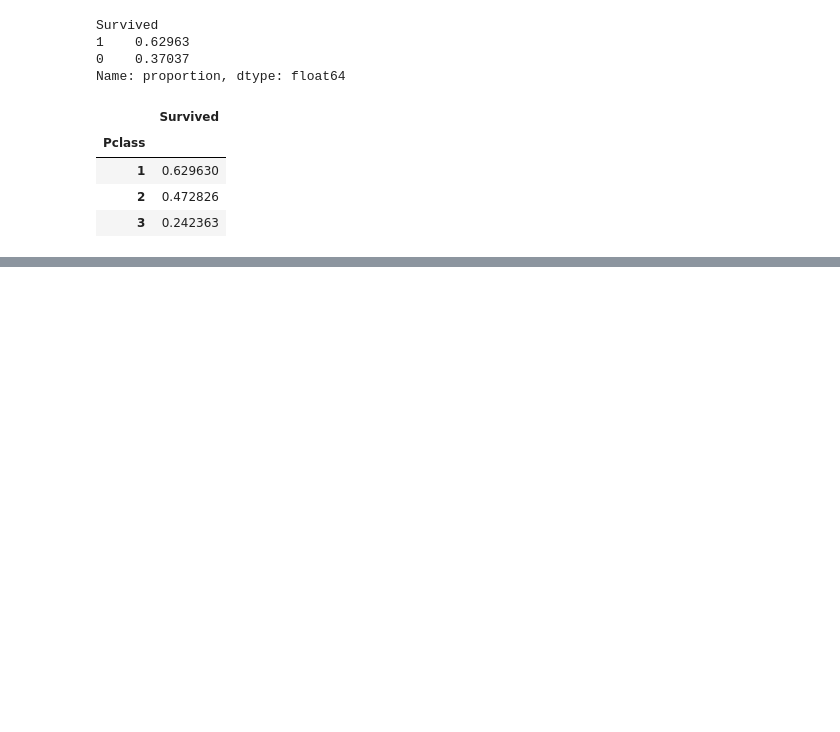
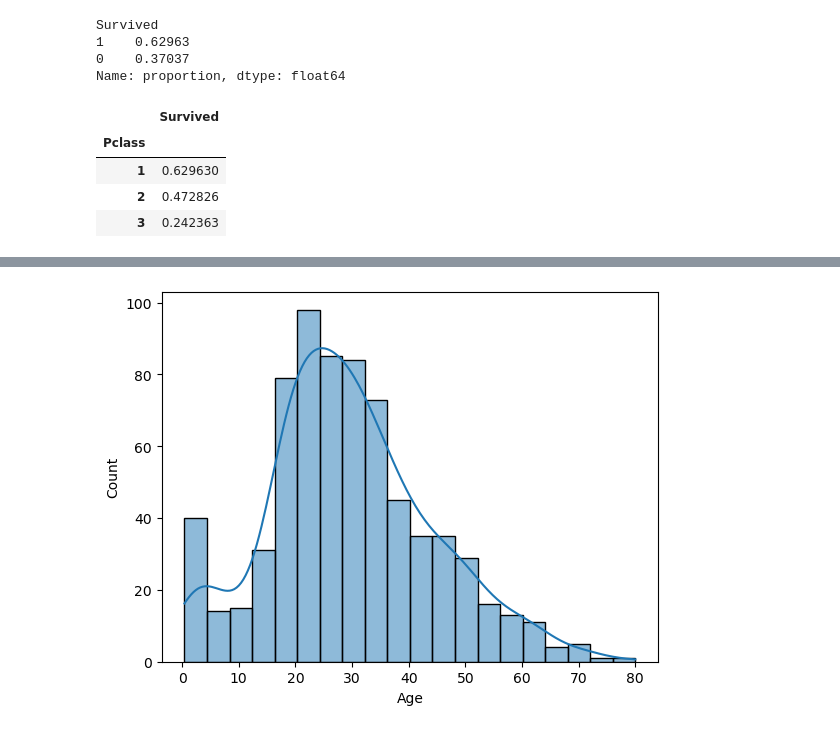
Before and after one commit to 1998-sys/Estudo, a Jupyter notebook: estatistica_descritivaI.ipynb, the cells around one changed output, grey strips where cells are left out. Cells and saved outputs as stored; diff of their text form; code cells hidden in the pictures; blank space fills up the shorter version.

```diff
--- a/estatistica_descritivaI.ipynb
+++ b/estatistica_descritivaI.ipynb
@@ -330,0 +358,4 @@ df_titanic.groupby('Pclass')[['Survived']].mean()
+# %%
+sns.histplot(data=df_titanic, x='Age', kde=True);
+# %% [output]
+[figure, added]
```
Also changed, not shown: parts of 16 cells of this notebook.
